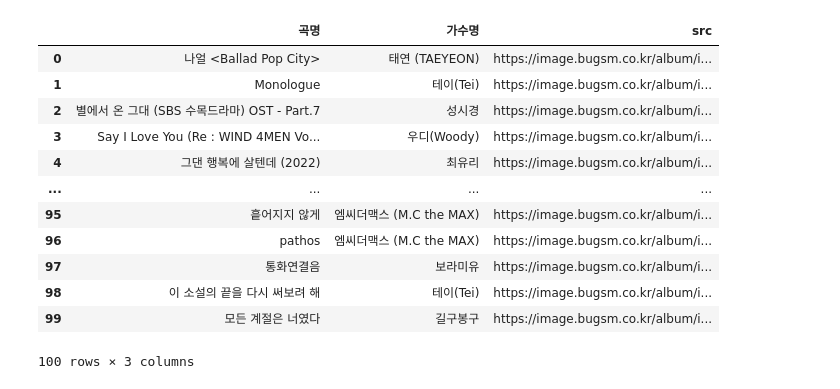
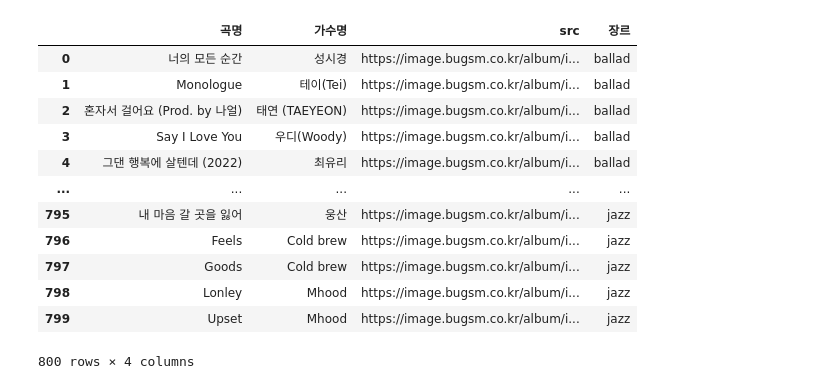
Before and after one commit to 2022-SMHRD-KDT-New-BigData-4/MBTI_Team, a Jupyter notebook: 벅스음원차트_크롤링.ipynb, the cells around one changed output. Cells and saved outputs as stored; diff of their text form; code cells hidden in the pictures.

```diff
--- a/벅스음원차트_크롤링.ipynb
+++ b/벅스음원차트_크롤링.ipynb
@@ -20,25 +10,0 @@ html = bs(res.text, 'lxml')
-# %%
-# 발라드장르 순위에서 곡별 앨범정보에 접근할수있는 링크 url 리스트 추출하기
-album = html.select('.thumbnail')
-album_url_lst = [i.attrs['href'] for i in album]
-# %%
-# 곡명, 가수명, 앨범사진src링크 빈리스트 선언
-song_lst = []
-singer_lst = []
-src_lst = []
-
-# 앨범정보 url에 접근하여 곡명, 가수명, src링크 리스트에 데이터 담기
-for i in album_url_lst:
-    # url요청및 파이썬 객체변환
-    album_res = req.get(i, headers = header)
-    album_html = bs(album_res.text, 'lxml')
-
-    # 추출할 정보에 접근
-    song = album_html.select('.innerContainer>h1')
-    singer = album_html.select('.info a')
-    src = album_html.select('.big img')
-
-    # 추출한 정보 담기
-    song_lst.append(song[0].text)
-    singer_lst.append(singer[0].text.strip())
-    src_lst.append(src[0].attrs['src'])
@@ -105,23 +64,23 @@ src_lst
 # %%
 # 곡명, 가수명, src 딕셔너리 정의
-ballad_dict = {'곡명':song_lst , '가수명':singer_lst, 'src':src_lst}
+dic = {'곡명':song_lst , '가수명':singer_lst, 'src':src_lst, '장르':genre_lst}
 # %%
 # 데이터 프레임 구성
-ballad_df = pd.DataFrame(ballad_dict)
+song_df = pd.DataFrame(dic)
-# %%
-ballad_df
-# %% [output]
-|  | 곡명 | 가수명 | src |
-| 0 | 나얼 <Ballad Pop City> | 태연 (TAEYEON) | https://image.bugsm.co.kr/album/i... |
-| 1 | Monologue | 테이(Tei) | https://image.bugsm.co.kr/album/i... |
-| 2 | 별에서 온 그대 (SBS 수목드라마) OST - Part.7 | 성시경 | https://image.bugsm.co.kr/album/i... |
-| 3 | Say I Love You (Re : WIND 4MEN Vo... | 우디(Woody) | https://image.bugsm.co.kr/album/i... |
-| 4 | 그댄 행복에 살텐데 (2022) | 최유리 | https://image.bugsm.co.kr/album/i... |
-| ... | ... | ... | ... |
-| 95 | 흩어지지 않게 | 엠씨더맥스 (M.C the MAX) | https://image.bugsm.co.kr/album/i... |
-| 96 | pathos | 엠씨더맥스 (M.C the MAX) | https://image.bugsm.co.kr/album/i... |
-| 97 | 통화연결음 | 보라미유 | https://image.bugsm.co.kr/album/i... |
-| 98 | 이 소설의 끝을 다시 써보려 해 | 테이(Tei) | https://image.bugsm.co.kr/album/i... |
-| 99 | 모든 계절은 너였다 | 길구봉구 | https://image.bugsm.co.kr/album/i... |
-100 rows × 3 columns
+# %%
+song_df
+# %% [output]
+|  | 곡명 | 가수명 | src | 장르 |
+| 0 | 너의 모든 순간 | 성시경 | https://image.bugsm.co.kr/album/i... | ballad |
+| 1 | Monologue | 테이(Tei) | https://image.bugsm.co.kr/album/i... | ballad |
+| 2 | 혼자서 걸어요 (Prod. by 나얼) | 태연 (TAEYEON) | https://image.bugsm.co.kr/album/i... | ballad |
+| 3 | Say I Love You | 우디(Woody) | https://image.bugsm.co.kr/album/i... | ballad |
+| 4 | 그댄 행복에 살텐데 (2022) | 최유리 | https://image.bugsm.co.kr/album/i... | ballad |
+| ... | ... | ... | ... | ... |
+| 795 | 내 마음 갈 곳을 잃어 | 웅산 | https://image.bugsm.co.kr/album/i... | jazz |
+| 796 | Feels | Cold brew | https://image.bugsm.co.kr/album/i... | jazz |
+| 797 | Goods | Cold brew | https://image.bugsm.co.kr/album/i... | jazz |
+| 798 | Lonley | Mhood | https://image.bugsm.co.kr/album/i... | jazz |
+| 799 | Upset | Mhood | https://image.bugsm.co.kr/album/i... | jazz |
+800 rows × 4 columns
 # %%
```
Also changed, not shown: parts of 9 cells of this notebook, 1 other file.
